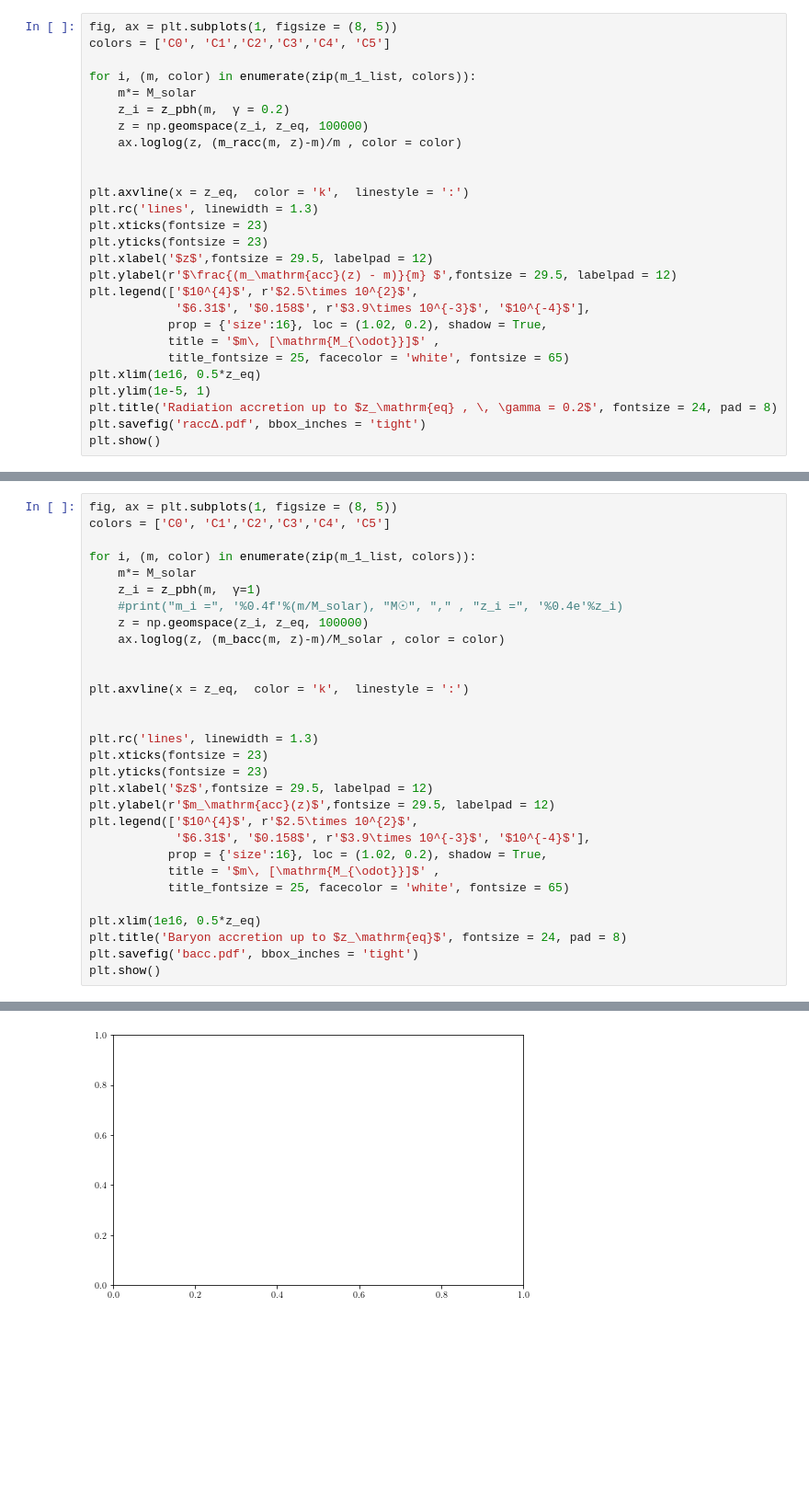
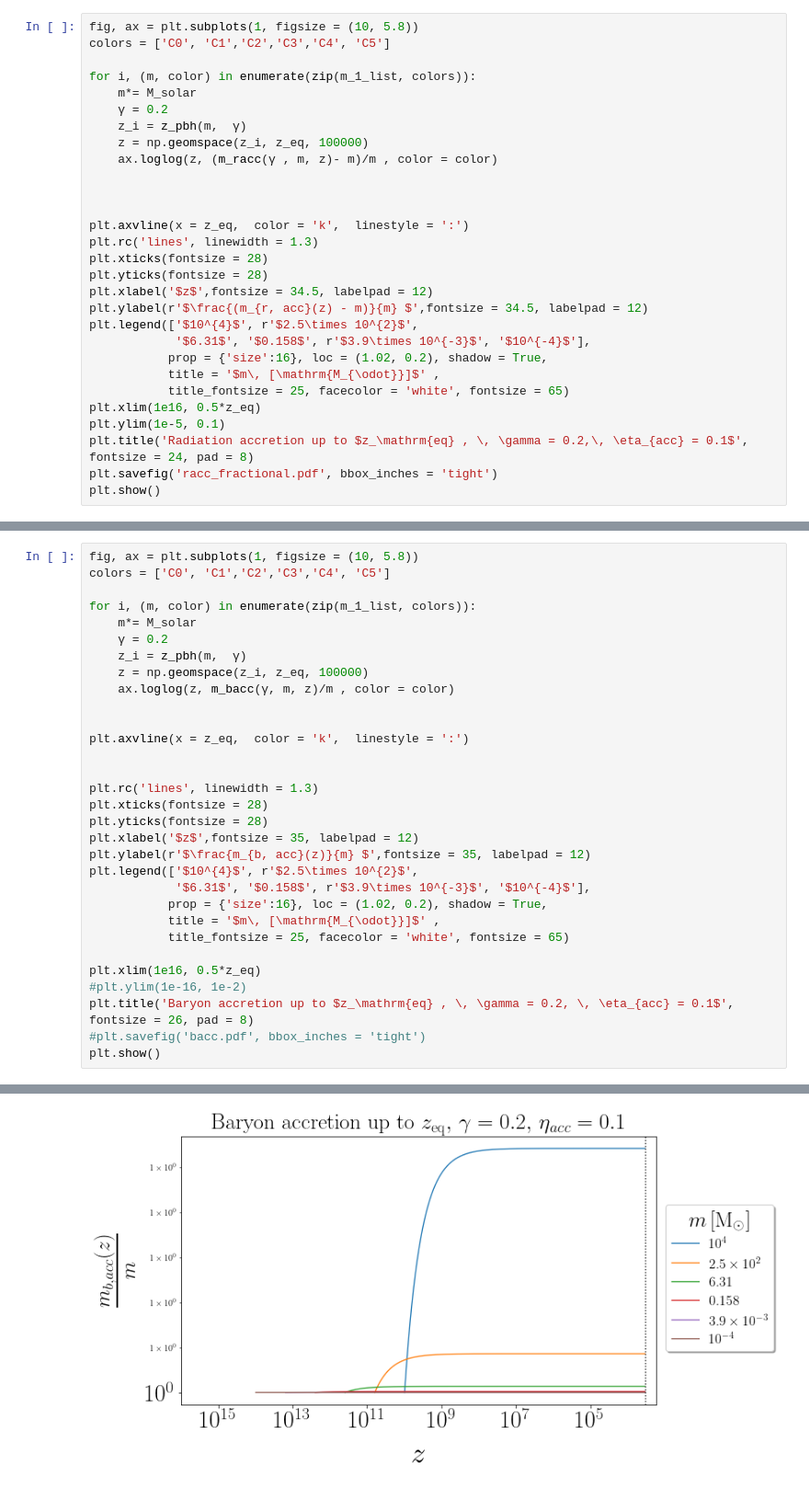
Before and after one commit to pratibhajangra591/project-2, a Jupyter notebook: accretion.ipynb, the cells around one changed output, grey strips where cells are left out. Shown: that part at 92% size. Saved outputs shown, nothing was run; the diff lists cells and outputs as text; blank space fills up the shorter version.

```diff
--- a/accretion.ipynb
+++ b/accretion.ipynb
@@ -117,28 +124,30 @@ plt.show()
 # %%
-fig, ax = plt.subplots(1, figsize = (8, 5))
+fig, ax = plt.subplots(1, figsize = (10, 5.8))
 colors = ['C0', 'C1','C2','C3','C4', 'C5']
 
 for i, (m, color) in enumerate(zip(m_1_list, colors)):
     m*= M_solar
-    z_i = z_pbh(m,  γ = 0.2)
+    γ = 0.2
+    z_i = z_pbh(m,  γ)
     z = np.geomspace(z_i, z_eq, 100000)
-    ax.loglog(z, (m_racc(m, z)-m)/m , color = color)
+    ax.loglog(z, (m_racc(γ , m, z)- m)/m , color = color)
+
 
 
 plt.axvline(x = z_eq,  color = 'k',  linestyle = ':')
 plt.rc('lines', linewidth = 1.3)
-plt.xticks(fontsize = 23)
-plt.yticks(fontsize = 23)
-plt.xlabel('$z$',fontsize = 29.5, labelpad = 12)
-plt.ylabel(r'$\frac{(m_\mathrm{acc}(z) - m)}{m} $',fontsize = 29.5, labelpad = 12)
+plt.xticks(fontsize = 28)
+plt.yticks(fontsize = 28)
+plt.xlabel('$z$',fontsize = 34.5, labelpad = 12)
+plt.ylabel(r'$\frac{(m_{r, acc}(z) - m)}{m} $',fontsize = 34.5, labelpad = 12)
 plt.legend(['$10^{4}$', r'$2.5\times 10^{2}$',
             '$6.31$', '$0.158$', r'$3.9\times 10^{-3}$', '$10^{-4}$'],
            prop = {'size':16}, loc = (1.02, 0.2), shadow = True,
            title = '$m\, [\mathrm{M_{\odot}}]$' ,
            title_fontsize = 25, facecolor = 'white', fontsize = 65)
 plt.xlim(1e16, 0.5*z_eq)
-plt.ylim(1e-5, 1)
-plt.title('Radiation accretion up to $z_\mathrm{eq} , \, \gamma = 0.2$', fontsize = 24, pad = 8)
-plt.savefig('raccΔ.pdf', bbox_inches = 'tight')
+plt.ylim(1e-5, 0.1)
+plt.title('Radiation accretion up to $z_\mathrm{eq} , \, \gamma = 0.2,\, \eta_{acc} = 0.1$', fontsize = 24, pad = 8)
+plt.savefig('racc_fractional.pdf', bbox_inches = 'tight')
 plt.show()
 # %% [output]
@@ -194,23 +213,23 @@ plt.show()
 # %%
-fig, ax = plt.subplots(1, figsize = (8, 5))
+fig, ax = plt.subplots(1, figsize = (10, 5.8))
 colors = ['C0', 'C1','C2','C3','C4', 'C5']
 
 for i, (m, color) in enumerate(zip(m_1_list, colors)):
     m*= M_solar
-    z_i = z_pbh(m,  γ=1)
-    #print("m_i =", '%0.4f'%(m/M_solar), "M☉", "," , "z_i =", '%0.4e'%z_i)
+    γ = 0.2
+    z_i = z_pbh(m,  γ)
     z = np.geomspace(z_i, z_eq, 100000)
-    ax.loglog(z, (m_bacc(m, z)-m)/M_solar , color = color)
+    ax.loglog(z, m_bacc(γ, m, z)/m , color = color)
 
 
 plt.axvline(x = z_eq,  color = 'k',  linestyle = ':')
 
 
 plt.rc('lines', linewidth = 1.3)
-plt.xticks(fontsize = 23)
-plt.yticks(fontsize = 23)
-plt.xlabel('$z$',fontsize = 29.5, labelpad = 12)
-plt.ylabel(r'$m_\mathrm{acc}(z)$',fontsize = 29.5, labelpad = 12)
+plt.xticks(fontsize = 28)
+plt.yticks(fontsize = 28)
+plt.xlabel('$z$',fontsize = 35, labelpad = 12)
+plt.ylabel(r'$\frac{m_{b, acc}(z)}{m} $',fontsize = 35, labelpad = 12)
 plt.legend(['$10^{4}$', r'$2.5\times 10^{2}$',
             '$6.31$', '$0.158$', r'$3.9\times 10^{-3}$', '$10^{-4}$'],
            prop = {'size':16}, loc = (1.02, 0.2), shadow = True,
@@ -218,7 +237,8 @@ plt.legend(['$10^{4}$', r'$2.5\times 10^{2}$',
            title_fontsize = 25, facecolor = 'white', fontsize = 65)
 
 plt.xlim(1e16, 0.5*z_eq)
-plt.title('Baryon accretion up to $z_\mathrm{eq}$', fontsize = 24, pad = 8)
-plt.savefig('bacc.pdf', bbox_inches = 'tight')
+#plt.ylim(1e-16, 1e-2)
+plt.title('Baryon accretion up to $z_\mathrm{eq} , \, \gamma = 0.2, \, \eta_{acc} = 0.1$', fontsize = 26, pad = 8)
+#plt.savefig('bacc.pdf', bbox_inches = 'tight')
 plt.show()
 # %% [output]
@@ -226,2 +245,2 @@ NameError: name 'm_bacc' is not defined
-[figure, old version]
+[figure, new version]
 # %%
```
Also changed, not shown: parts of 15 cells of this notebook.
